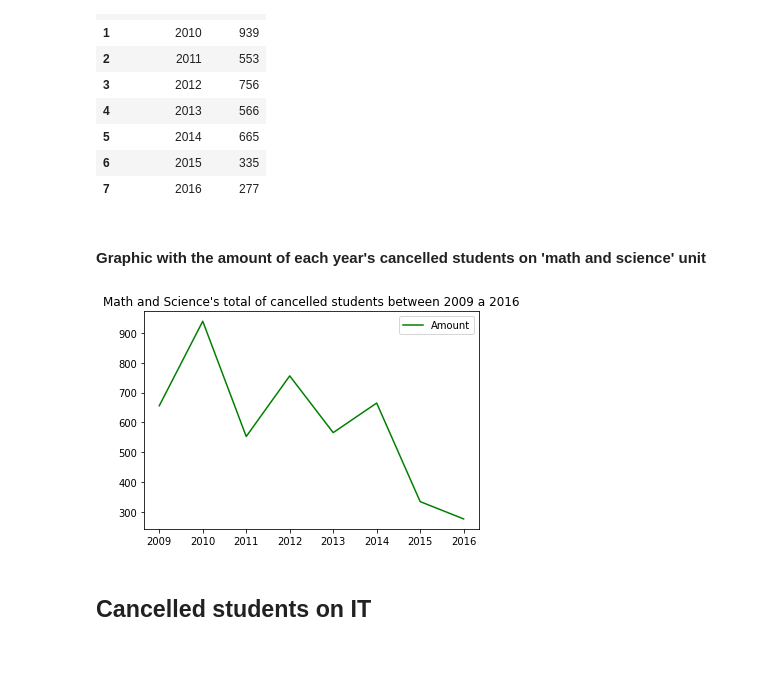
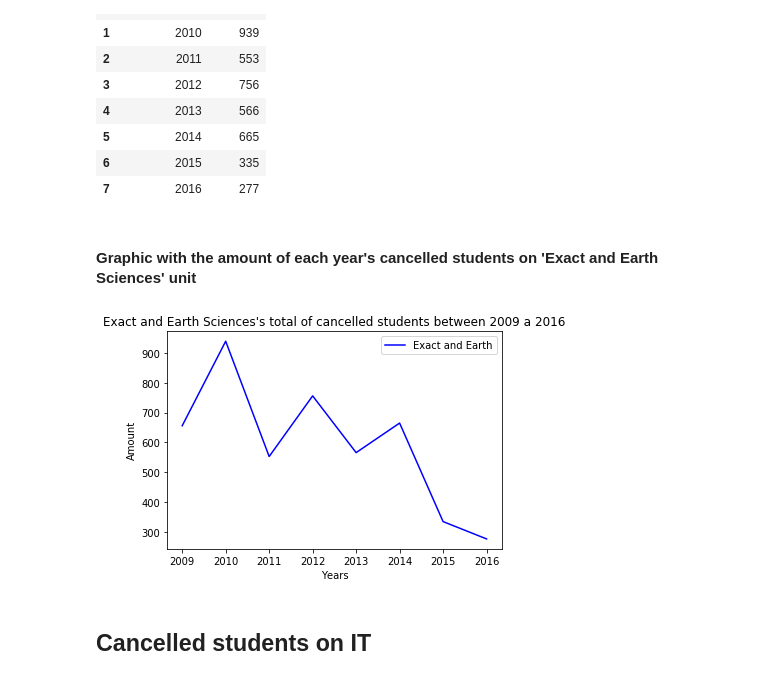
Before and after one commit to bigodel/UFRN-course-analysis, a Jupyter notebook: course_analysis.ipynb, the cells around one changed output. Cells and saved outputs as stored; diff of their text form; code cells hidden in the pictures.

```diff
--- a/course_analysis.ipynb
+++ b/course_analysis.ipynb
@@ -62,11 +62,13 @@ dis_cancelled = pd.concat([dis09, dis10, dis11, dis12, dis13, dis14, dis15, dis1
 dis_cancelled = dis_cancelled[dis_cancelled.status == 'CANCELADO']
 dis_cancelled = dis_cancelled[~dis_cancelled.matricula.duplicated()]
 dis_cancelled = dis_cancelled.replace({'ADMINISTRAÇÃO -': 'ADMINISTRAÇÃO'})
+dis_cancelled = dis_cancelled.replace({'HISTÓRIA -': 'HISTÓRIA'})
 
 dis_active = pd.concat([dis09, dis10, dis11, dis12, dis13, dis14, dis15, dis16], ignore_index=True)
 dis_active = dis_active[dis_active.status != "CANCELADO"]
 dis_active = dis_active[~dis_active.matricula.duplicated()]
 dis_active = dis_active.replace({'ADMINISTRAÇÃO -': 'ADMINISTRAÇÃO'})
+dis_cancelled = dis_cancelled.replace({'HISTÓRIA -': 'HISTÓRIA'})
 # %% [markdown]
 The next step is to read a file that contains all of the university graduate courses in UFRN, and store that in a variable courses. In this data frame, we must replace the name column 'nome' to 'nome_curso', because it represents the same value.
 # %%
@@ -338,15 +358,17 @@ m
 | 6 | 2015 | 335 |
 | 7 | 2016 | 277 |
 # %% [markdown]
-#### Graphic with the amount of each year's cancelled students on 'math and science' unit ####
+#### Graphic with the amount of each year's cancelled students on 'Exact and Earth Sciences' unit ####
 # %%
 plt.plot(m['ano_ingresso'],
-         m['amount'], c='green', label='Amount')
-plt.legend(loc='upper right')
-plt.title('Math and Science\'s total of cancelled students between 2009 a 2016')
+         m['amount'], c='blue', label='Exact and Earth')
+plt.legend(loc='best')
+plt.xlabel('Years')
+plt.ylabel('Amount')
+plt.title('Exact and Earth Sciences\'s total of cancelled students between 2009 a 2016')
 plt.show()
 # %% [output]
-[figure, old version]
+[figure, new version]
 # %% [markdown]
 ## Cancelled students on IT ##
 # %% [markdown]
```
Also changed, not shown: parts of 21 cells of this notebook.
